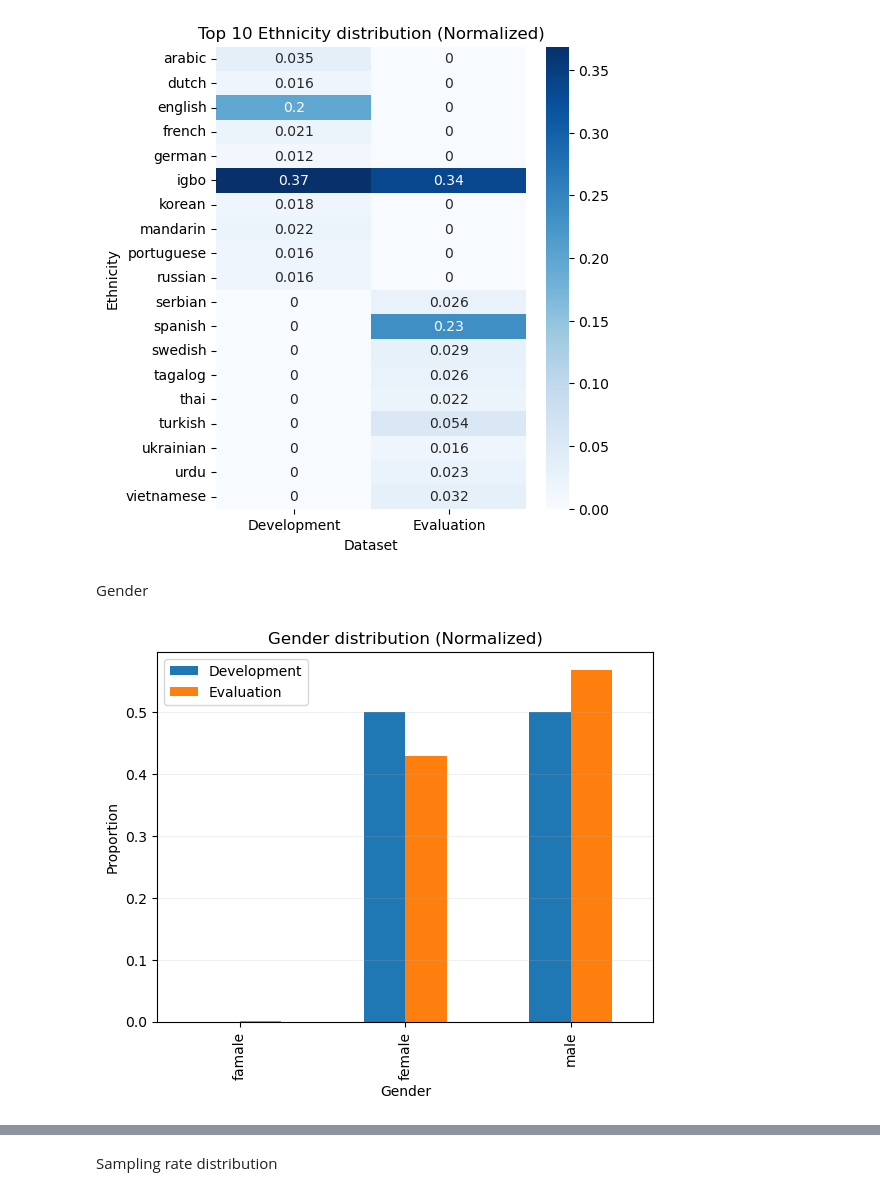
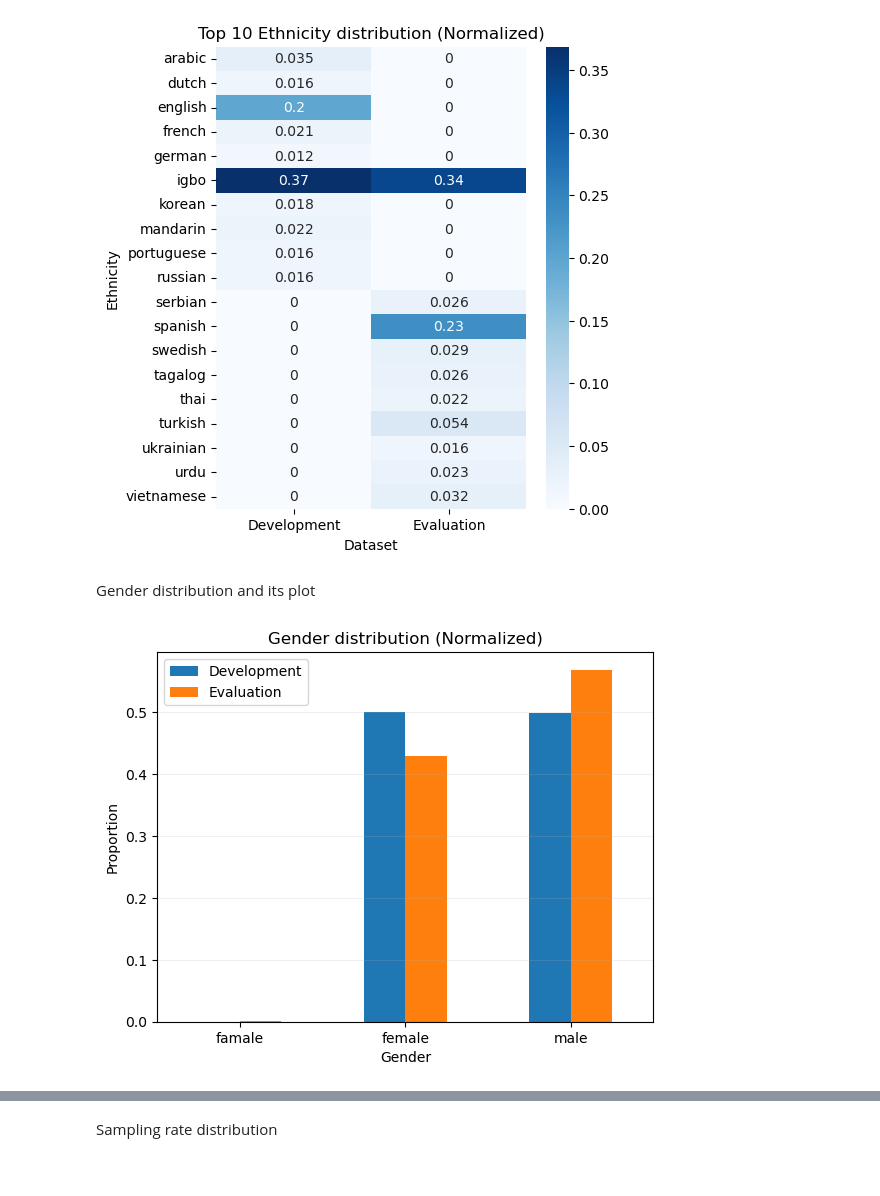
Before and after one commit to luca-byte/dsl-age-estimation, a Jupyter notebook: data_preprocessing.ipynb, the cells around one changed output, grey strips where cells are left out. Drawn from its saved outputs; the diff is of its cells as text; code cells hidden in the pictures.

```diff
--- a/data_preprocessing.ipynb
+++ b/data_preprocessing.ipynb
@@ -77,4 +84,2 @@ plt.show()
 df_dev.drop(columns=['ethnicity'], inplace=True)
 df_eval.drop(columns=['ethnicity'], inplace=True)
-# %% [markdown]
-Gender
@@ -83,21 +86,23 @@ gender =  {'male': 1, 'female': 0, "famale": 0}
+# %% [markdown]
+Gender distribution and its plot
 # %%
 # Calculate the value counts for gender in both datasets
 gender_dev_counts = df_dev["gender"].value_counts(normalize=True)
 gender_eval_counts = df_eval["gender"].value_counts(normalize=True)
 
 # Combine the counts into a single DataFrame
 gender_counts = pd.DataFrame({
     'Development': gender_dev_counts,
     'Evaluation': gender_eval_counts
 }).fillna(0)
 
 # Plot the gender distribution
-gender_counts.plot(kind='bar')
+gender_counts.plot(kind='bar', rot=0)
 plt.title("Gender distribution (Normalized)")
 plt.xlabel("Gender")
 plt.ylabel("Proportion")
 plt.legend()
 plt.grid(alpha=0.2, axis="y")
 plt.show()
 # %% [output]
-[figure, old version]
+[figure, new version]
```
Also changed, not shown: parts of 17 cells of this notebook.
